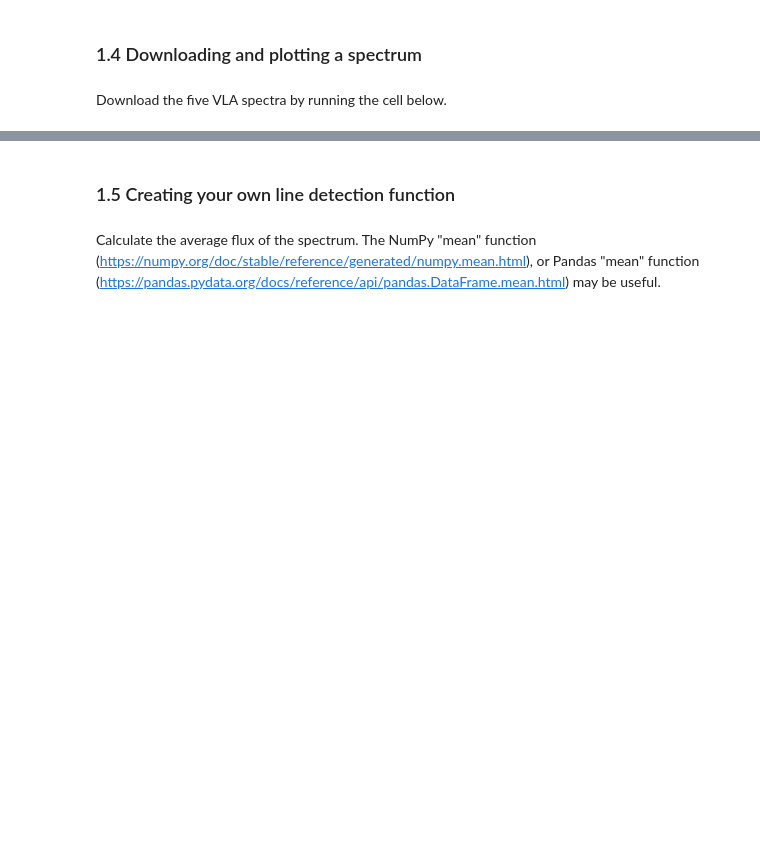
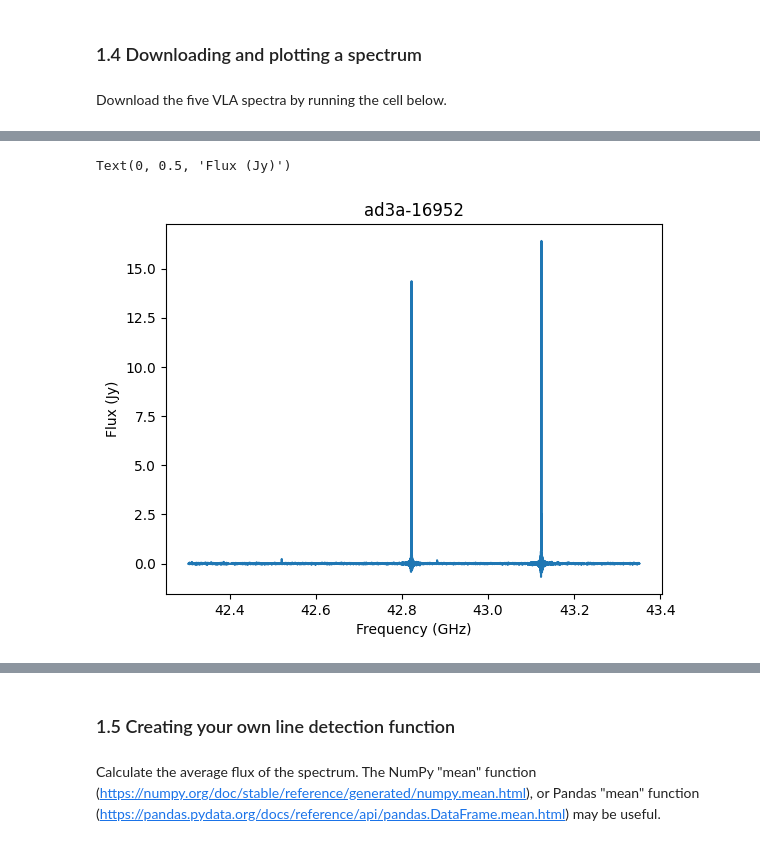
Before and after one commit to CIERA-Northwestern/REACHpy, a Jupyter notebook: Projects/VelocityOfStarsInTheMilkyWay/VelocityOfStarsInTheMilkyWay.ipynb, the cells around one changed output, grey strips where cells are left out. Saved outputs shown, nothing was run; the diff lists cells and outputs as text; code cells hidden in the pictures; blank space fills up the shorter version.

```diff
--- a/Projects/VelocityOfStarsInTheMilkyWay/VelocityOfStarsInTheMilkyWay.ipynb
+++ b/Projects/VelocityOfStarsInTheMilkyWay/VelocityOfStarsInTheMilkyWay.ipynb
@@ -149,3 +167,21 @@ You have the freedom to customize how your figure looks.
 Above all, make sure you're happy with your figure.
 
 Hint: The pandas function read_fwf() may be useful to read the files.
+# %%
+import pandas as pd
+import numpy as np
+import matplotlib.pyplot as plt
+
+data_1 = pd.read_fwf('ad3a-16952.txt')
+data_2 = pd.read_fwf('ad3a-16500.txt')
+data_3 = pd.read_fwf('ad3a-17123.txt')
+data_4 = pd.read_fwf('ad3a-17332.txt')
+data_5 = pd.read_fwf('ad3a-18081.txt')
+
+data_dict = {'data_1': 'ad3a-16952',
+             'data_2': 'ad3a-16500',
+             'data_3': 'ad3a-17123',
+             'data_4': 'ad3a-17332',
+             'data_5': 'ad3a-18081'}
+
+data_1
@@ -151,0 +205,8 @@ Hint: The pandas function read_fwf() may be useful to read the files.
+# %%
+plt.plot(data_1['Frequency (GHz)'], data_1['Flux (Jy)'])
+plt.title(data_dict['data_1'])
+plt.xlabel('Frequency (GHz)')
+plt.ylabel('Flux (Jy)')
+# %% [output]
+Text(0, 0.5, 'Flux (Jy)')
+[figure, added]
```
Also changed, not shown: parts of 71 cells of this notebook.
